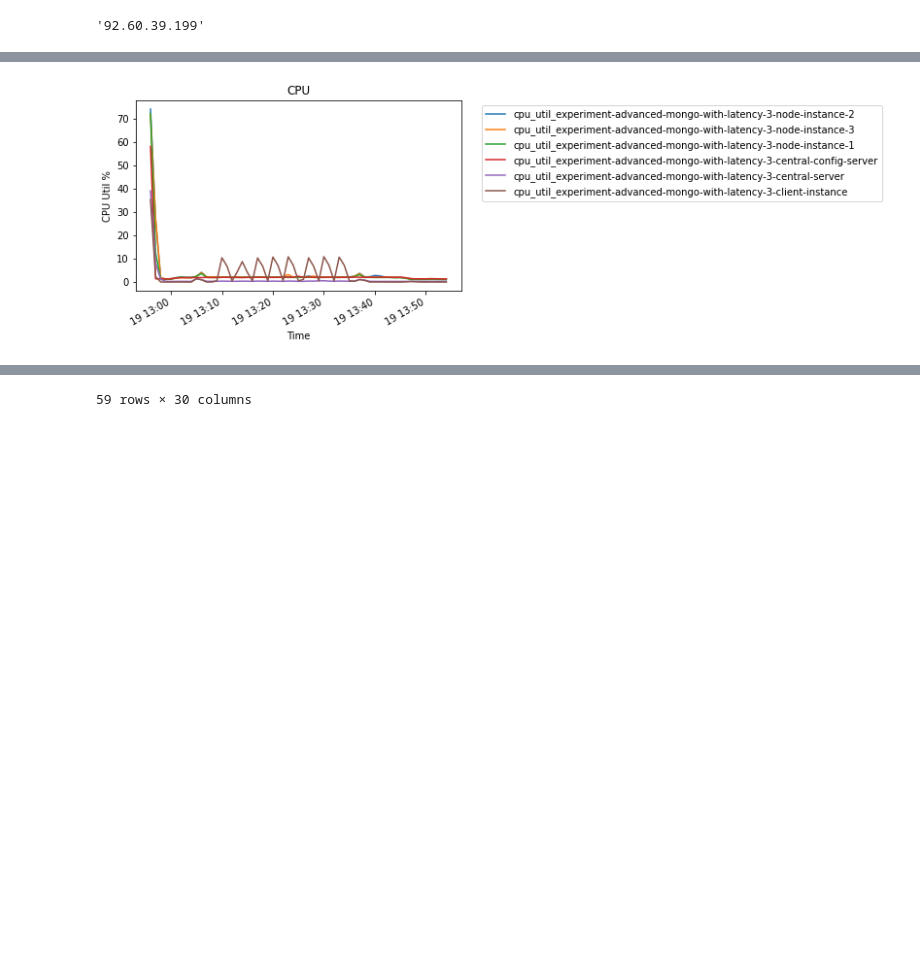
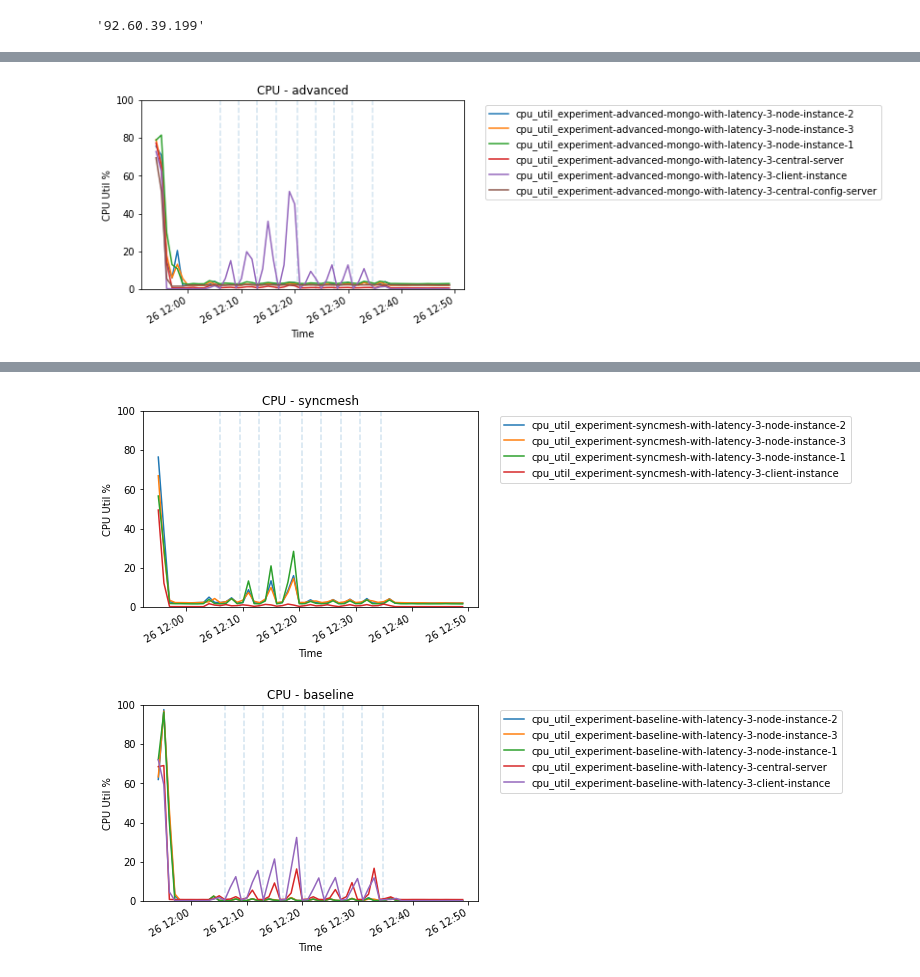
Before and after one commit to dos-group/syncmesh, a Jupyter notebook: evaluation/03_Pcap.ipynb, the cells around one changed output, grey strips where cells are left out. Drawn from its saved outputs; the diff is of its cells as text; code cells hidden in the pictures; blank space fills up the shorter version.

```diff
--- a/evaluation/03_Pcap.ipynb
+++ b/evaluation/03_Pcap.ipynb
@@ -547,0 +542,16 @@ plt.show()
+# %%
+def loadMonitoringDataSet(folder):
+    csvfile = os.path.join(Path.cwd(), folder, "monitoring.csv")
+    print(csvfile)
+    df = pd.read_csv(csvfile)
+    df.set_index('timestamp', inplace=True)
+    df.index = pd.to_datetime(df.index)
+
+    return df.sort_index()
+
+monitoring_datasets = {}
+for source in dataset_sources:
+    monitoring_datasets[source] = loadMonitoringDataSet(dataset_sources[source])
+
+# test = loadDataSet("data/data-syncmesh-with-latency-3/20210922-17-experiment-syncmesh-with-latency-3")
+# monitoring_datasets["advanced"]
@@ -548,28 +598,29 @@ plt.show()
 # %%
-df = pd.read_csv("data/20210919-15/monitoring_experiment-advanced-mongo-with-latency-3.csv")
-columns = df.columns
-df.set_index('timestamp', inplace=True)
-# df = df.loc[str(pd.to_datetime("2021-09-15T09:10:00")):str(pd.to_datetime("2021-09-15T08:37:00"))]
-df.index = pd.to_datetime(df.index)
+def drawMonitoringGraphCPU(df, name):
+    columns = df.columns
+    fig, ax = plt.subplots()
+    ax.set_ylim(0,100)
 
-fig, ax = plt.subplots()
+    for col in columns:
+        if col.startswith("cpu_") and "orchestrator" not in col:
+            ax.plot(df.index, df[col]*100, label=col)
 
-# ax.set_ylim(0,500)
-for col in columns:
-    if col.startswith("cpu_"):
-        ax.plot(df.index, df[col]*100, label=col)
-# set title and legend
-ax.set_title('CPU')
-ax.set_ylabel("CPU Util %")
-ax.set_xlabel("Time")
-ax.format_xdata = mdates.DateFormatter('%Y-%m-%d')
-box = ax.get_position()
-# ax.set_position([box.x0, box.y0, box.width * 0.8, box.height])
-ax.legend(loc='upper left', bbox_to_anchor=(1.05, 1))
-fig.autofmt_xdate()
+    for timing in list(pd.to_datetime(datasets["baseline"][1])):
+        ax.vlines(timing, 0, 100, linestyle='--', alpha=0.2)
+    # set title and legend
+    ax.set_title('CPU - ' + name)
+    ax.set_ylabel("CPU Util %")
+    ax.set_xlabel("Time")
+    ax.format_xdata = mdates.DateFormatter('%Y-%m-%d')
+    box = ax.get_position()
+    # ax.set_position([box.x0, box.y0, box.width * 0.8, box.height])
+    ax.legend(loc='upper left', bbox_to_anchor=(1.05, 1))
+    fig.autofmt_xdate()
 
-fig.savefig("out/cpu_util.png")
-plt.show()
-df
+    fig.savefig("out/cpu_util_" + name + ".png")
+    plt.show()
+
+for source in monitoring_datasets:
+    drawMonitoringGraphCPU(monitoring_datasets[source], source)
 # %% [output]
-[figure, old version]
+[figure, new version]
@@ -594 +627,2 @@ df
-59 rows × 30 columns
+[figure, added]
+[figure, added]
```
Also changed, not shown: parts of 18 cells of this notebook.
